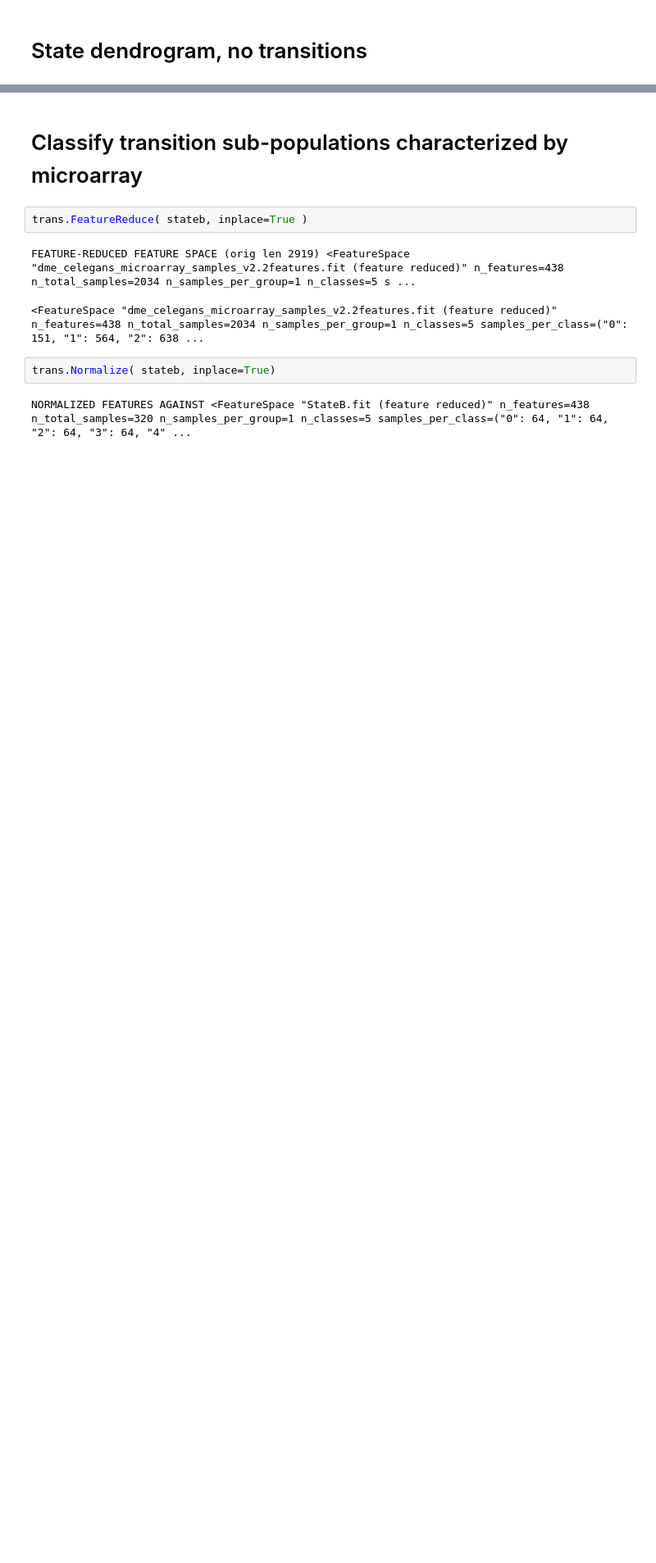
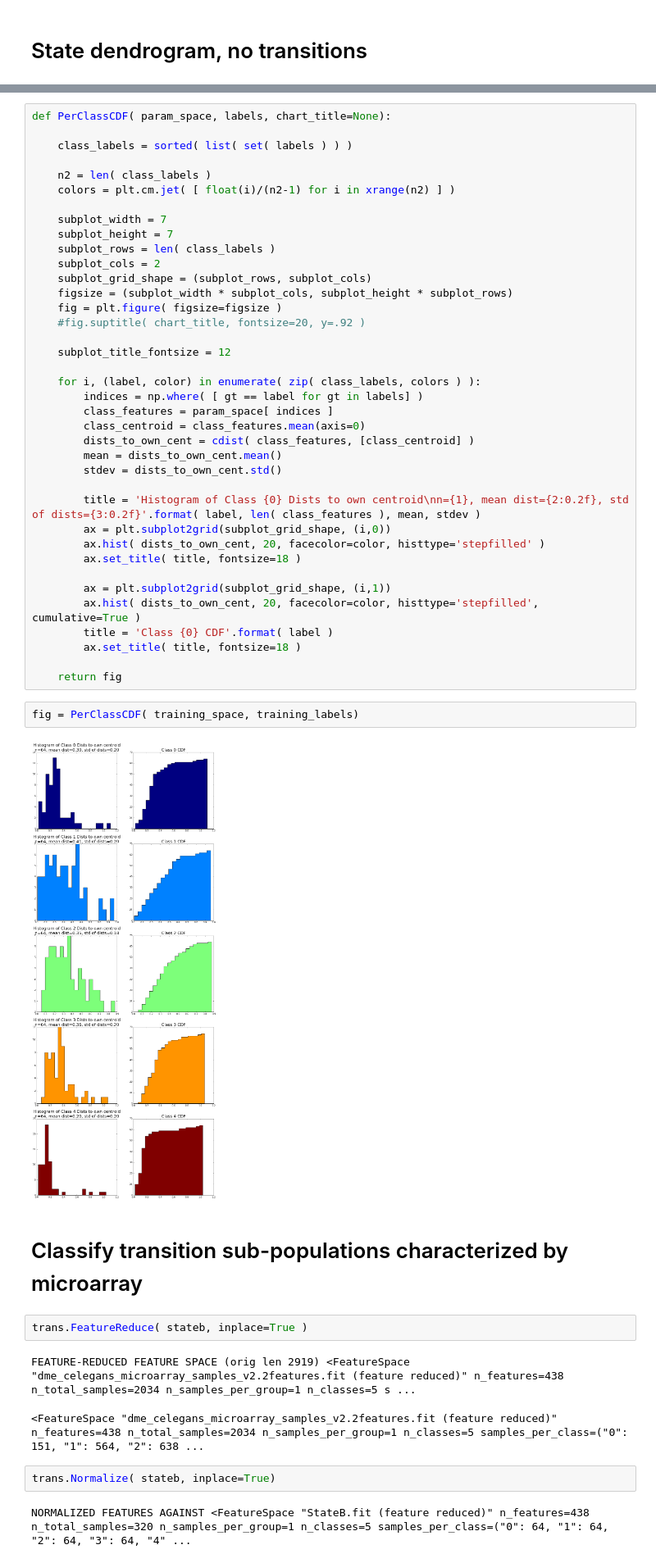
Before and after one commit to colettace/DataAnalyses, a Jupyter notebook: CElegansAging/C_Elegans_DME_imagedata_analysis-transition_days-MARG_PROB_SPACE.ipynb, the cells around one changed output, grey strips where cells are left out. Shown at 82% size. Drawn from its saved outputs; the diff is of its cells as text; blank space fills up the shorter version.

```diff
--- a/CElegansAging/C_Elegans_DME_imagedata_analysis-transition_days-MARG_PROB_SPACE.ipynb
+++ b/CElegansAging/C_Elegans_DME_imagedata_analysis-transition_days-MARG_PROB_SPACE.ipynb
@@ -252,3 +263,45 @@ fig = DendrogramPlusTable( training_space, training_labels, chart_title='Train S
+# %%
+def PerClassCDF( param_space, labels, chart_title=None):
+
+    class_labels = sorted( list( set( labels ) ) )
+
+    n2 = len( class_labels )
+    colors = plt.cm.jet( [ float(i)/(n2-1) for i in xrange(n2) ] )
+
+    subplot_width = 7
+    subplot_height = 7
+    subplot_rows = len( class_labels )
+    subplot_cols = 2
+    subplot_grid_shape = (subplot_rows, subplot_cols)
+    figsize = (subplot_width * subplot_cols, subplot_height * subplot_rows)
+    fig = plt.figure( figsize=figsize )
+    #fig.suptitle( chart_title, fontsize=20, y=.92 )
+
+    subplot_title_fontsize = 12
+
+    for i, (label, color) in enumerate( zip( class_labels, colors ) ):
+        indices = np.where( [ gt == label for gt in labels] )
+        class_features = param_space[ indices ]
+        class_centroid = class_features.mean(axis=0)
+        dists_to_own_cent = cdist( class_features, [class_centroid] )
+        mean = dists_to_own_cent.mean()
+        stdev = dists_to_own_cent.std()
+
+        title = 'Histogram of Class {0} Dists to own centroid\nn={1}, mean dist={2:0.2f}, std of dists={3:0.2f}'.format( label, len( class_features ), mean, stdev )
+        ax = plt.subplot2grid(subplot_grid_shape, (i,0))
+        ax.hist( dists_to_own_cent, 20, facecolor=color, histtype='stepfilled' )
+        ax.set_title( title, fontsize=18 )
+
+        ax = plt.subplot2grid(subplot_grid_shape, (i,1))
+        ax.hist( dists_to_own_cent, 20, facecolor=color, histtype='stepfilled', cumulative=True )
+        title = 'Class {0} CDF'.format( label )
+        ax.set_title( title, fontsize=18 )
+
+    return fig
+# %%
+fig = PerClassCDF( training_space, training_labels)
+# %% [output]
+[figure, added]
 # %% [markdown]
 # Classify transition sub-populations characterized by microarray
 # %%
```
Also changed, not shown: parts of 4 cells of this notebook, 1 other file.
